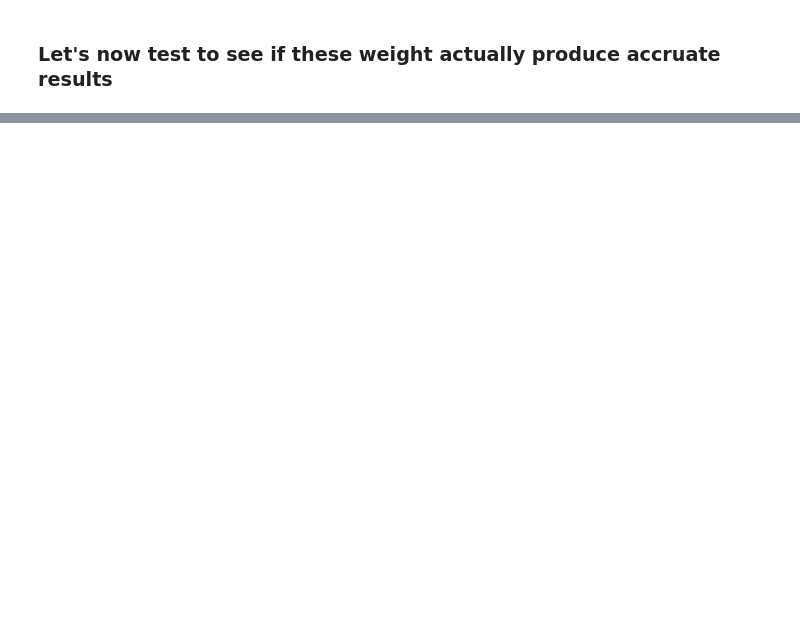
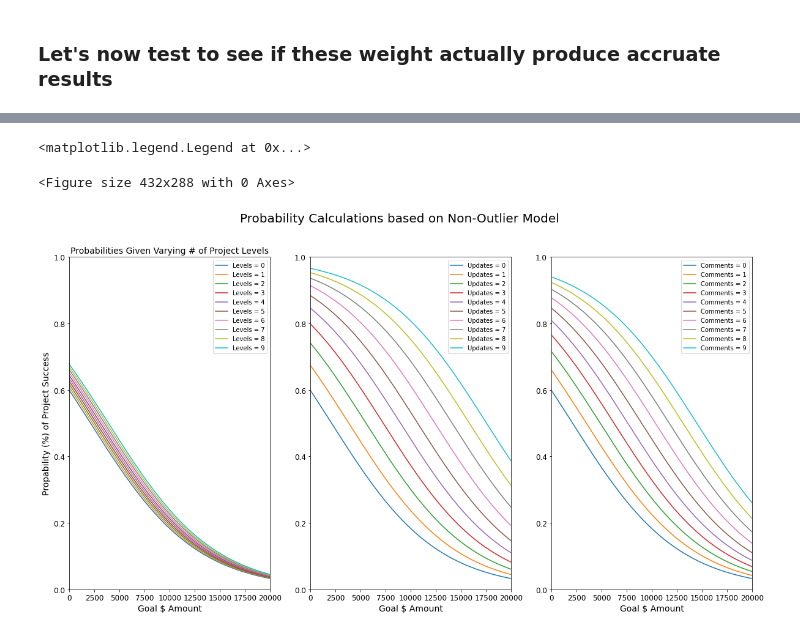
Before and after one commit to nico-medellin/kickstarter-regression, a Jupyter notebook: Kickstarter_Logistic_Regression_Model_Updated.ipynb, the cells around one changed output, grey strips where cells are left out. Saved outputs shown, nothing was run; the diff lists cells and outputs as text; code cells hidden in the pictures; blank space fills up the shorter version.

Commit message:
updated visuals

```diff
--- a/Kickstarter_Logistic_Regression_Model_Updated.ipynb
+++ b/Kickstarter_Logistic_Regression_Model_Updated.ipynb
@@ -843,17 +1520,20 @@ fig.suptitle('Probability Calculations based on Non-Outlier Model', fontsize=20)
 
 ax1 = fig.add_subplot(1,3,1)
 ax1.set(xlim=[0,gta],ylim=[0,1.0])
-ax1.set_xlabel('Goal $ Amount',fontsize=18)
+ax1.set_xlabel('Goal $ Amount',fontsize=14)
+ax1.set_ylabel('Propability (%) of Project Success',fontsize=14)
+ax1.set_title("Probabilities Given Varying # of Project Levels", fontsize= 14)
+
 
 
 ax2 = fig.add_subplot(1,3,2)
 ax2.set(xlim=[0,gta],ylim=[0,1.0])
-ax2.set_xlabel('Goal $ Amount',fontsize=18)
+ax2.set_xlabel('Goal $ Amount',fontsize=14)
 
 
 ax3 = fig.add_subplot(1,3,3)
 ax3.set(xlim=[0,gta],ylim=[0,1.0])
-ax3.set_xlabel('Goal $ Amount',fontsize=18)
+ax3.set_xlabel('Goal $ Amount',fontsize=14)
 
 
 
@@ -869,33 +1549,45 @@ for levels in range(lta):
         predicted_success[x] = no_outlier_logreg.predict_proba(test_case.reshape(1,-1))[0][1]
     y = predicted_success
     ax1.plot(x_values, y, label = 'Levels =' + " " + str(i))
     i += 1
 
+ax1.tick_params(axis='both', which='major', labelsize=12)
 
 # #as we can see, we see an extreme drop off once we get a threshold value
 i = 0;
 for updates in range(uta):
     for x in range(gta):
         test_case = NoBackers_TestCaseGen(x,0,updates,0,0,'sc_Art')
         predicted_success[x] = no_outlier_logreg.predict_proba(test_case.reshape(1,-1))[0][1]
     y = predicted_success
     ax2.plot(x_values, y, label = 'Updates =' + " " + str(i))
     i += 1
+ax2.tick_params(axis='both', which='major', labelsize=12)
+
 
 i = 0;
 for comments in range(cta):
     for x in range(gta):
         test_case = NoBackers_TestCaseGen(x,0,0,comments,0,'sc_Art')
         predicted_success[x] = no_outlier_logreg.predict_proba(test_case.reshape(1,-1))[0][1]
     y = predicted_success
     ax3.plot(x_values, y,label = 'Comments =' + " " + str(i))
     i += 1
 
+ax3.tick_params(axis='both', which='major', labelsize=12)
+
 ax1.legend(loc = 'best')
 ax2.legend(loc = 'best')
 ax3.legend(loc = 'best')
 
+# plt.xticks(fontsize=12)
+# plt.yticks(fontsize=12)
+
 # fig.tight_layout()
+# %% [output]
+<matplotlib.legend.Legend at 0x...>
+<Figure size 432x288 with 0 Axes>
+[figure, added]
 # %%
 test_case= NoBackers_TestCaseGen(1,0,0,0,0,'sc_Art')
 # print(no_outlier_logreg.predict_proba(test_case.reshape(1,-1))[0][1])
```
Also changed, not shown: parts of 75 cells of this notebook.
